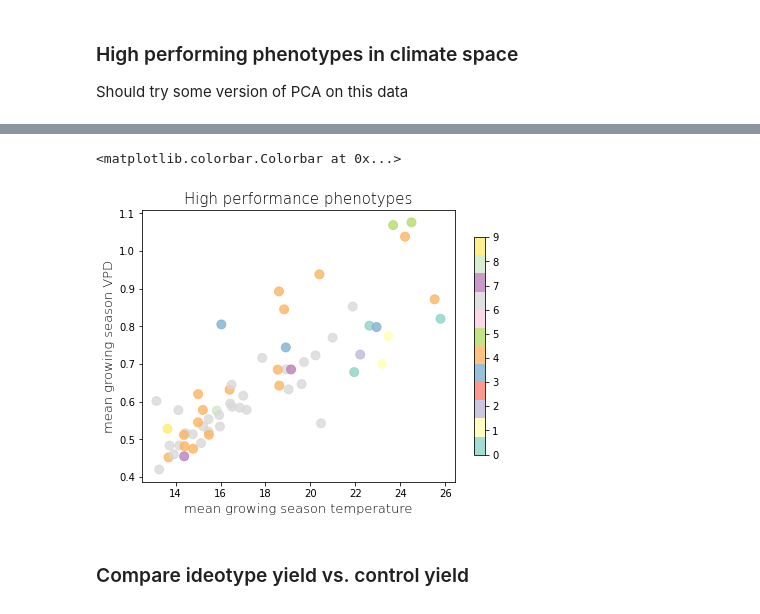
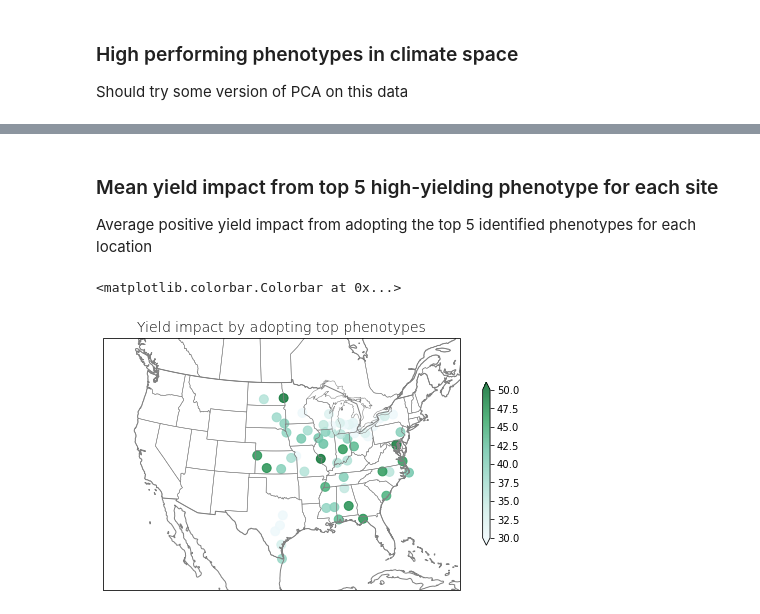
Before and after one commit to jennhsiao/upscale, a Jupyter notebook: notebooks/analys_performance.ipynb, the cells around one changed output, grey strips where cells are left out. Saved outputs shown, nothing was run; the diff lists cells and outputs as text; code cells hidden in the pictures.

```diff
--- a/notebooks/analys_performance.ipynb
+++ b/notebooks/analys_performance.ipynb
@@ -323,18 +261,46 @@ fig.colorbar(sc, shrink=0.8)
-# %%
-site_temps = df_all.groupby('site').mean().temp
-site_vpds = df_all.groupby('site').mean().vpd
-site_precips = df_all.groupby('site').mean().precip
-
-fig = plt.figure(figsize=(7,5))
-ax = fig.add_subplot(1,1,1)
-sc = ax.scatter(site_temps, site_vpds, c=color_list, cmap='Set3', s=80, alpha=0.8)
-ax.set_title('High performance phenotypes', fontweight='light', size=15)
-ax.set_xlabel('mean growing season temperature', fontweight='light', size=13)
-ax.set_ylabel('mean growing season VPD', fontweight='light', size=13)
-
-fig.colorbar(sc, shrink=0.8)
-# %% [output]
-<matplotlib.colorbar.Colorbar at 0x...>
-[figure, removed]
-# %% [markdown]
-### Compare ideotype yield vs. control yield
+# %% [markdown]
+### Mean yield impact from top 5 high-yielding phenotype for each site
+Average positive yield impact from adopting the top 5 identified phenotypes for each location
+# %%
+# Read in sims from control runs
+df_sims_control, df_sites_control, df_wea_control, df_params_control, df_all_control, df_matured_control = read_data(
+    '/home/disk/eos8/ach315/ideotype/ideotype/data/files/filepaths_control_dympd.yml')
+
+# Calculate mean yield for each site
+default_pheno_yields = list(df_matured_control.groupby('site').mean().dm_ear)
+
+# Identify top phenotypes for each site
+top_phenos_yields = []
+for item, site in enumerate(sites):
+    df_site_phenos = pd.DataFrame(mx).iloc[:,item]
+    phenos = list(df_site_phenos[df_site_phenos.notnull()].index.values)
+    top_phenos_yield = df_matured[
+        (df_matured.cvar.isin(phenos)) & (df_matured.site == site)].dm_ear.mean().round(2)
+    top_phenos_yields.append(top_phenos_yield)
+
+# Calculate yield impact by adopting top phenotype for each site
+yield_impacts = []
+for count, site in enumerate(sites):
+    yield_impact = ((top_phenos_yields[count]-default_pheno_yields[count])/default_pheno_yields[count])*100
+    yield_impacts.append(yield_impact)
+
+# Visualization
+fig = plt.figure(figsize=(8,6))
+extent = [-123, -72, 19, 53]
+
+ax = fig.add_subplot(1,1,1, projection=ccrs.AlbersEqualArea(
+    central_latitude=39.5, central_longitude=-98.35))
+
+ax.set_extent(extent)
+mp = ax.scatter(df_sites.lon, df_sites.lat, transform = ccrs.PlateCarree(),
+                c=yield_impacts, cmap=BuGn_6.mpl_colormap, s=80, alpha=0.8,
+                vmin=30, vmax=50)
+ax.add_feature(cfeature.COASTLINE, edgecolor='grey')
+ax.add_feature(cfeature.BORDERS, edgecolor='grey')
+ax.add_feature(cfeature.STATES, edgecolor='grey', linewidth=0.5)
+
+ax.set_title('Yield impact by adopting top phenotypes', fontweight='light', fontsize=14)
+fig.colorbar(mp, shrink=0.5, extend='both')
+# %% [output]
+<matplotlib.colorbar.Colorbar at 0x...>
+[figure, added]
```
Also changed, not shown: parts of 20 cells of this notebook, 3 other files.
